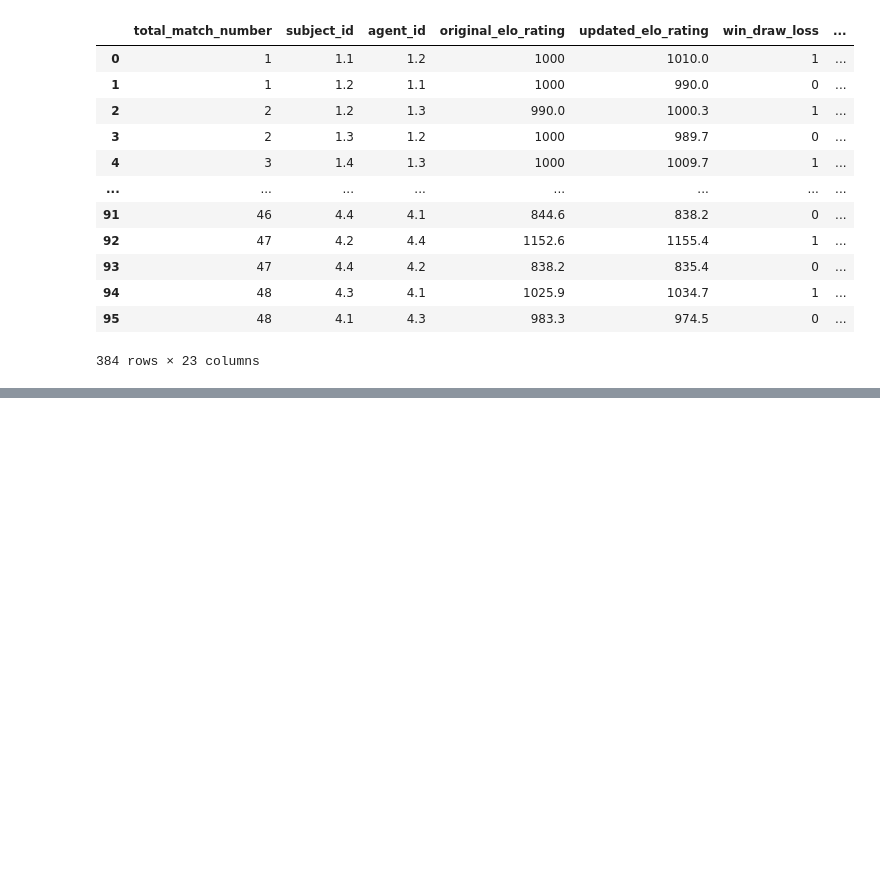
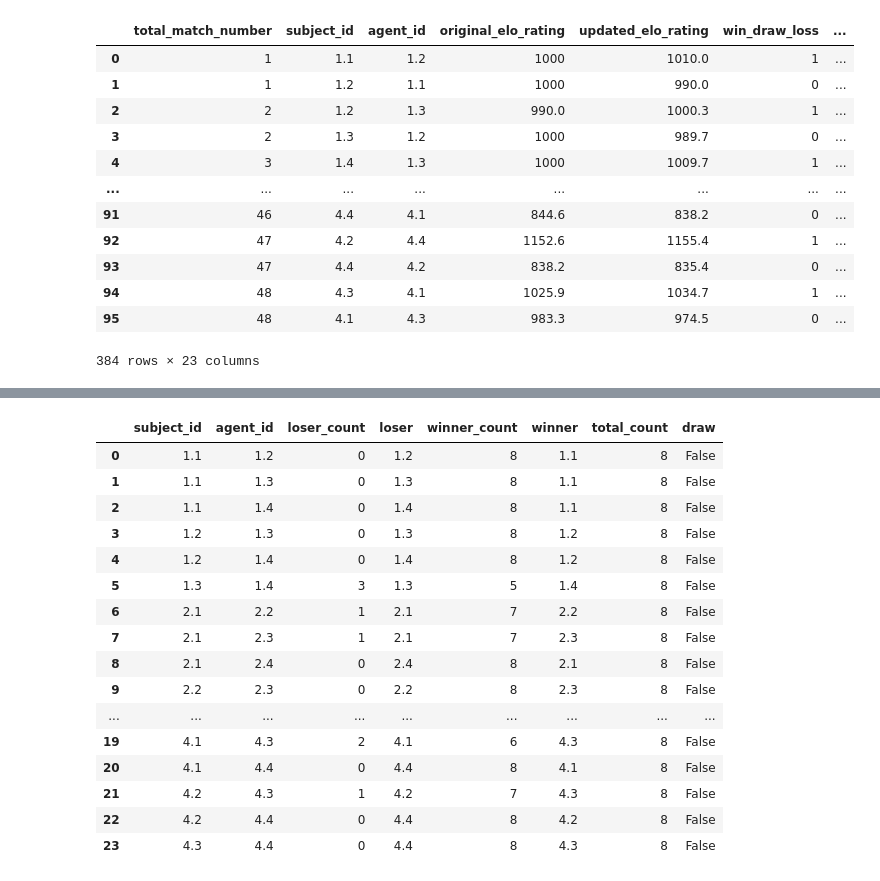
Before and after one commit to ChristopherMarais/social_competiton_elo_rating, a Jupyter notebook: revised/tube_test_processing_GCM.ipynb, the cells around one changed output, grey strips where cells are left out. Drawn from its saved outputs; the diff is of its cells as text; code cells hidden in the pictures; blank space fills up the shorter version.

```diff
--- a/revised/tube_test_processing_GCM.ipynb
+++ b/revised/tube_test_processing_GCM.ipynb
@@ -283,6 +318,22 @@ df_pairwise_all.loc[df_pairwise_all['loser_count'] == df_pairwise_all['winner_co
 # remove duplicates in experiments
 df_pairwise_all = df_pairwise_all.drop_duplicates(df_pairwise_all.columns.difference(['subject_id', 'agent_id'])).reset_index(drop=True)
 # %%
-# make a directory to store data in
-output_dir = os.path.join(".", "output", f"{subfolder_name}")
-os.makedirs(output_dir, exist_ok=True)
+df_pairwise_all
+# %% [output]
+|  | subject_id | agent_id | loser_count | loser | winner_count | winner | total_count | draw |
+| 0 | 1.1 | 1.2 | 0 | 1.2 | 8 | 1.1 | 8 | False |
+| 1 | 1.1 | 1.3 | 0 | 1.3 | 8 | 1.1 | 8 | False |
+| 2 | 1.1 | 1.4 | 0 | 1.4 | 8 | 1.1 | 8 | False |
+| 3 | 1.2 | 1.3 | 0 | 1.3 | 8 | 1.2 | 8 | False |
+| 4 | 1.2 | 1.4 | 0 | 1.4 | 8 | 1.2 | 8 | False |
+| 5 | 1.3 | 1.4 | 3 | 1.3 | 5 | 1.4 | 8 | False |
+| 6 | 2.1 | 2.2 | 1 | 2.1 | 7 | 2.2 | 8 | False |
+| 7 | 2.1 | 2.3 | 1 | 2.1 | 7 | 2.3 | 8 | False |
+| 8 | 2.1 | 2.4 | 0 | 2.4 | 8 | 2.1 | 8 | False |
+| 9 | 2.2 | 2.3 | 0 | 2.2 | 8 | 2.3 | 8 | False |
+| ... | ... | ... | ... | ... | ... | ... | ... | ... |
+| 19 | 4.1 | 4.3 | 2 | 4.1 | 6 | 4.3 | 8 | False |
+| 20 | 4.1 | 4.4 | 0 | 4.4 | 8 | 4.1 | 8 | False |
+| 21 | 4.2 | 4.3 | 1 | 4.2 | 7 | 4.3 | 8 | False |
+| 22 | 4.2 | 4.4 | 0 | 4.4 | 8 | 4.2 | 8 | False |
+| 23 | 4.3 | 4.4 | 0 | 4.4 | 8 | 4.3 | 8 | False |
```
Also changed, not shown: parts of 10 cells of this notebook, 30 other files.
